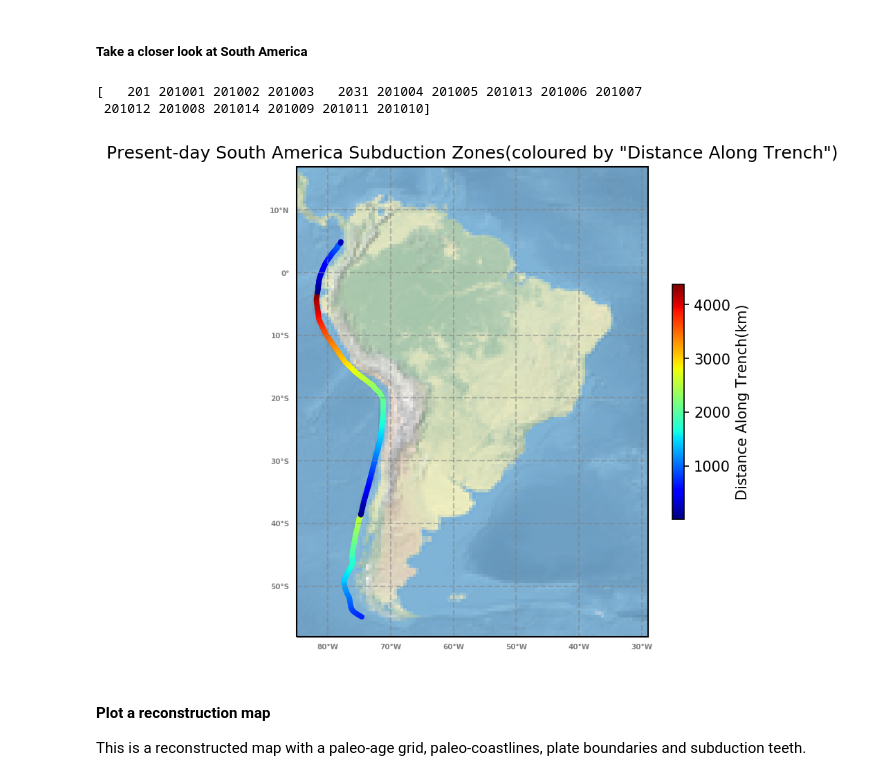
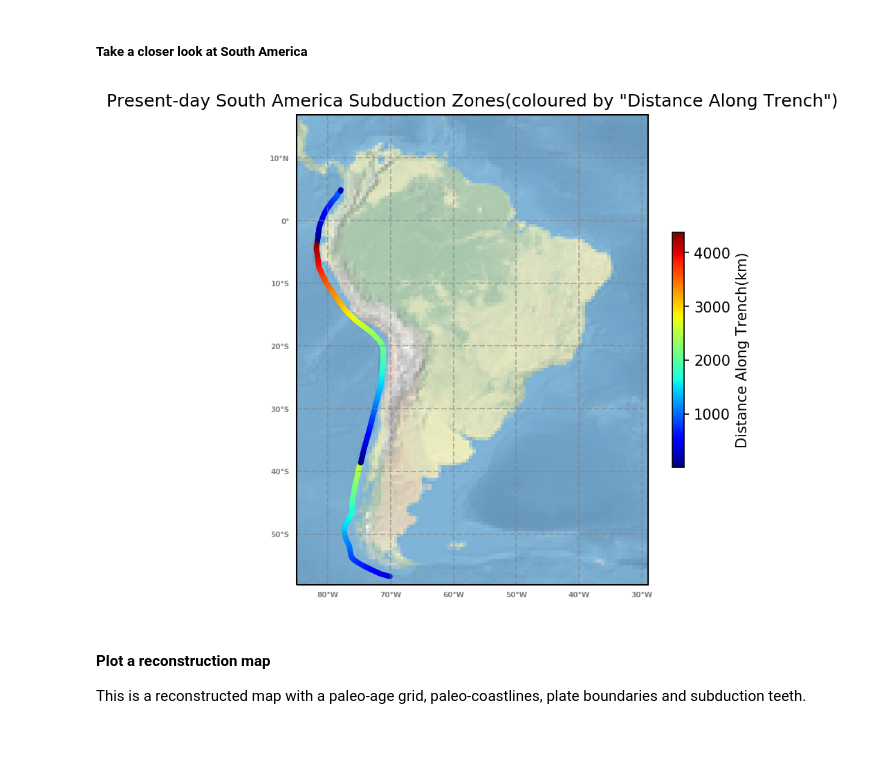
Before and after one commit to EarthByte/spatio-temporal-exploration, a Jupyter notebook: python/1_Generate_Subduction_Convergence_Kinematics_Statistics.ipynb, the cells around one changed output. Drawn from its saved outputs; the diff is of its cells as text; code cells hidden in the pictures; blank space fills up the shorter version.

```diff
--- a/python/1_Generate_Subduction_Convergence_Kinematics_Statistics.ipynb
+++ b/python/1_Generate_Subduction_Convergence_Kinematics_Statistics.ipynb
@@ -191,42 +188,36 @@ plt.show()
 # %%
 %matplotlib inline
 
 #get South America trench data
-#trench_data=trench_data[(trench_data[:,9])==201]
-data_south_america = trench_data[trench_data['trench_lon']>-85]
-data_south_america = data_south_america[data_south_america['trench_lon']<-60]
-data_south_america = data_south_america[data_south_america['trench_lat']>-55]
-data_south_america = data_south_america[data_south_america['trench_lat']<5]
+data_south_america = Utils.get_trench_points(0,-85,5,-70,-60)
 
-print(data_south_america.iloc[:,9].unique())
+#print(data_south_america.iloc[:,9].unique())
 
 #now, plot the data in a regional map
 fig = plt.figure(figsize=(6,6),dpi=150)
 ax = plt.axes(projection=ccrs.PlateCarree())
 ax.stock_img()
 ax.set_extent([-85, -29, -55, 15])
 
 gl = ax.gridlines(crs=ccrs.PlateCarree(), draw_labels=True,
                   linewidth=1, color='gray', alpha=0.5, linestyle='--')
 gl.xlabels_top = False
 gl.ylabels_right = False
 gl.xlocator = mticker.FixedLocator([-180, -150, -120, -90, -80, -70, -60,-50,-40,-30, 0, 180])
 gl.ylocator = mticker.FixedLocator([-90,-50,-40, -30, -20,-10, 0, 10, 20, 30, 40,50, 90])
 gl.xformatter = LONGITUDE_FORMATTER
 gl.yformatter = LATITUDE_FORMATTER
 gl.xlabel_style = {'color': 'gray', 'weight': 'bold', 'fontsize': '5'}
 gl.ylabel_style = {'color': 'gray', 'weight': 'bold', 'fontsize': '5'}
 
 #the subduction sample points are colored by property value. see "color_by" above
 cb=ax.scatter(data_south_america['trench_lon'], data_south_america['trench_lat'], 30, marker='.',
               c=data_south_america.iloc[:,color_by]* 6371. * np.pi / 180, cmap=plt.cm.jet)
 plt.title('Present-day South America Subduction Zones(coloured by "Distance Along Trench")')
 fig.colorbar(cb, shrink=0.5, label='Distance Along Trench(km)')
 plt.show()
 # %% [output]
-[   201 201001 201002 201003   2031 201004 201005 201013 201006 201007
- 201012 201008 201014 201009 201011 201010]
-[figure, old version]
+[figure, new version]
 # %% [markdown]
 #### Plot a reconstruction map
 This is a reconstructed map with a paleo-age grid, paleo-coastlines, plate boundaries and subduction teeth.
```
Also changed, not shown: parts of 4 cells of this notebook, 2 other files.
